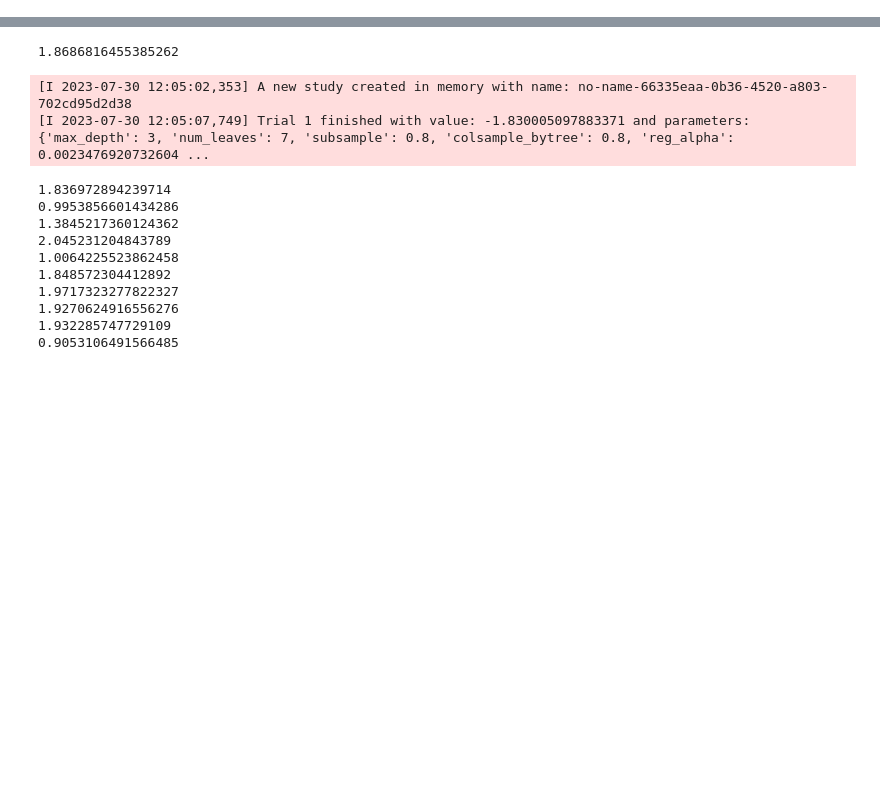
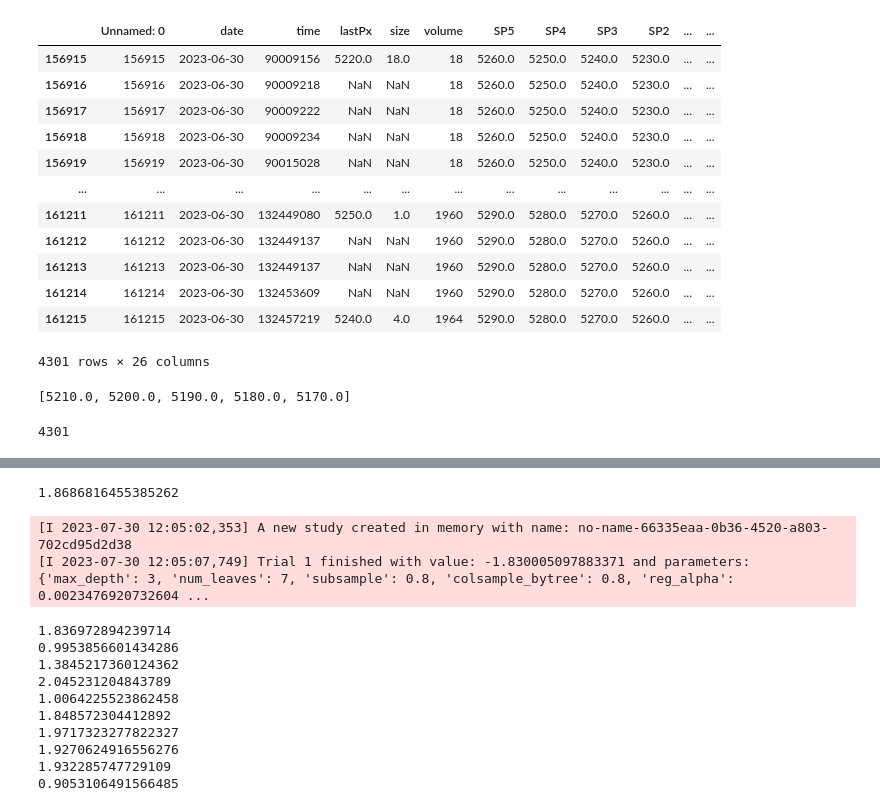
Before and after one commit to Hansen-chen/realtime_order_pnl_report, a Jupyter notebook: ModelBuilding.ipynb, the cells around one changed output, grey strips where cells are left out. Cells and saved outputs as stored; diff of their text form; code cells hidden in the pictures; blank space fills up the shorter version.

Commit message:
add market data

```diff
--- a/ModelBuilding.ipynb
+++ b/ModelBuilding.ipynb
@@ -90,0 +95,30 @@ for future_ticker, futureData in future_data.items():
+# %%
+tmp = pd.read_csv("./processedData_2023/stocks/1319_md_202306_202306.csv.gz", compression='gzip')
+# %%
+test = tmp[tmp.date == '2023-06-30']
+# %%
+test
+# %% [output]
+|  | Unnamed: 0 | date | time | lastPx | size | volume | SP5 | SP4 | SP3 | SP2 | ... | ... |
+| 156915 | 156915 | 2023-06-30 | 90009156 | 5220.0 | 18.0 | 18 | 5260.0 | 5250.0 | 5240.0 | 5230.0 | ... | ... |
+| 156916 | 156916 | 2023-06-30 | 90009218 | NaN | NaN | 18 | 5260.0 | 5250.0 | 5240.0 | 5230.0 | ... | ... |
+| 156917 | 156917 | 2023-06-30 | 90009222 | NaN | NaN | 18 | 5260.0 | 5250.0 | 5240.0 | 5230.0 | ... | ... |
+| 156918 | 156918 | 2023-06-30 | 90009234 | NaN | NaN | 18 | 5260.0 | 5250.0 | 5240.0 | 5230.0 | ... | ... |
+| 156919 | 156919 | 2023-06-30 | 90015028 | NaN | NaN | 18 | 5260.0 | 5250.0 | 5240.0 | 5230.0 | ... | ... |
+| ... | ... | ... | ... | ... | ... | ... | ... | ... | ... | ... | ... | ... |
+| 161211 | 161211 | 2023-06-30 | 132449080 | 5250.0 | 1.0 | 1960 | 5290.0 | 5280.0 | 5270.0 | 5260.0 | ... | ... |
+| 161212 | 161212 | 2023-06-30 | 132449137 | NaN | NaN | 1960 | 5290.0 | 5280.0 | 5270.0 | 5260.0 | ... | ... |
+| 161213 | 161213 | 2023-06-30 | 132449137 | NaN | NaN | 1960 | 5290.0 | 5280.0 | 5270.0 | 5260.0 | ... | ... |
+| 161214 | 161214 | 2023-06-30 | 132453609 | NaN | NaN | 1960 | 5290.0 | 5280.0 | 5270.0 | 5260.0 | ... | ... |
+| 161215 | 161215 | 2023-06-30 | 132457219 | 5240.0 | 4.0 | 1964 | 5290.0 | 5280.0 | 5270.0 | 5260.0 | ... | ... |
+4301 rows × 26 columns
+# %%
+#get row 2 of test, value of BP1 to BP5 as a list
+test.iloc[2][['BP1','BP2','BP3','BP4','BP5']].values.tolist()
+# %% [output]
+[5210.0, 5200.0, 5190.0, 5180.0, 5170.0]
+# %%
+#row number of test
+len(test)
+# %% [output]
+4301
```
Also changed, not shown: parts of 5 cells of this notebook, 1 other file.
